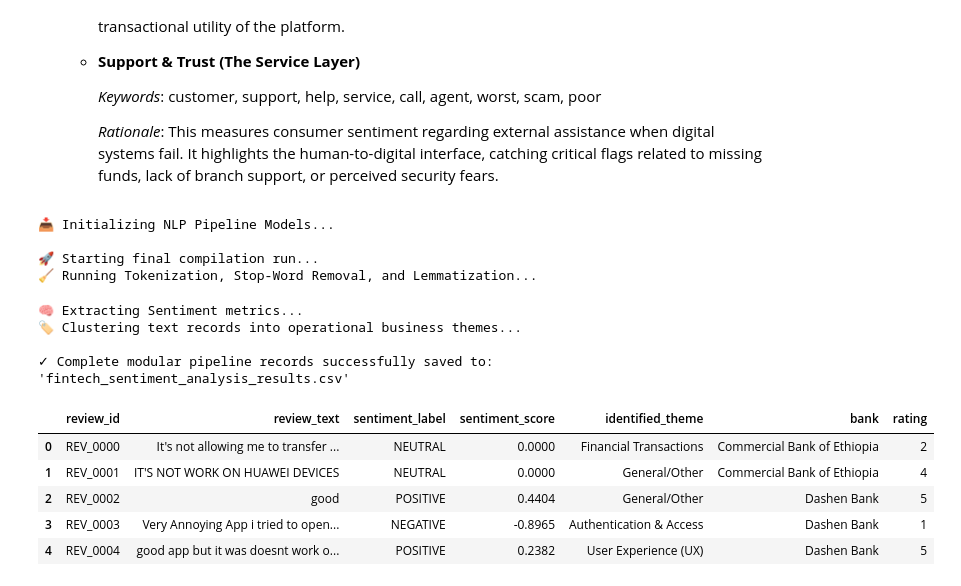
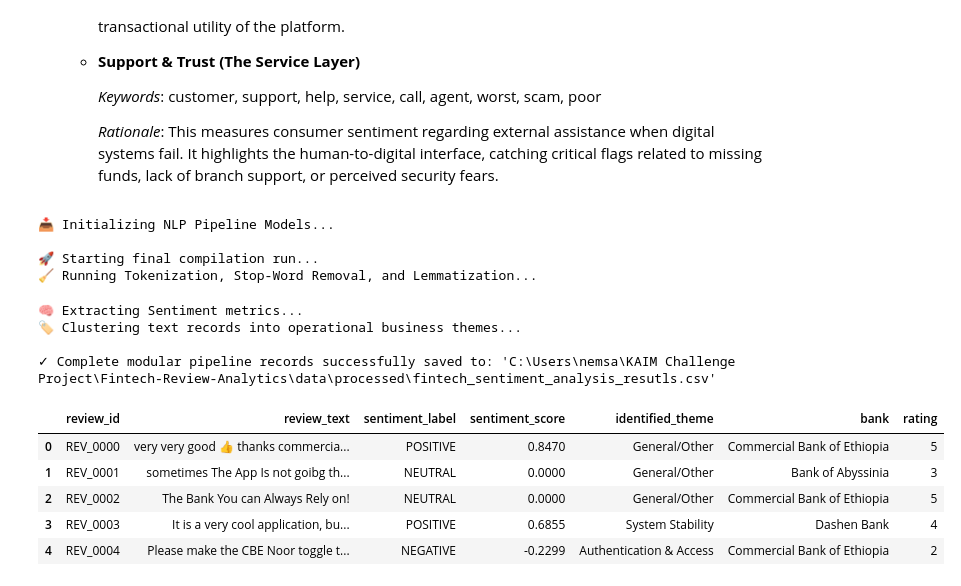
Before and after one commit to Elsh41/Fintech-Review-Analytics, a Jupyter notebook: notebooks/Sentiment_and_Thematic_Analysis.ipynb, the cells around one changed output. Saved outputs shown, nothing was run; the diff lists cells and outputs as text; code cells hidden in the pictures.

```diff
--- a/notebooks/Sentiment_and_Thematic_Analysis.ipynb
+++ b/notebooks/Sentiment_and_Thematic_Analysis.ipynb
@@ -15,12 +15,12 @@ os.environ["HF_HUB_DISABLE_SYMLINKS_WARNING"] = "1"
 # Load the copy of the clean, processed data directly from project folder
 
 # 1. Define the path to the processed data file
-processed_data_path = r'C:\Users\nemsa\KAIM Challenge Project\Fintech-Review-Analytics\data\processed\combined_bank_reviews_raw.csv'
+processed_data_path = r'C:\Users\nemsa\KAIM Challenge Project\Fintech-Review-Analytics\data\processed\combined_bank_reviews_cleaned.csv'
 
 # 2. Read the file into memory and immediately make an isolated copy
 if os.path.exists(processed_data_path):
     df_raw = pd.read_csv(processed_data_path)
-    df_clean = df_raw.copy()  # Safe copy for sentiment analysi
+    df_clean = df_raw.copy()  # Safe copy for sentiment analysis
     print(f"✅ Successfully loaded {len(df_clean)} reviews from CSV!")
 else:
     print(f"❌ Error: File not found at {processed_data_path}. Please check the path or run your scraping notebook first.")
@@ -570,38 +570,42 @@ def run_final_pipeline(df_input, output_filepath):
     # 4. STRUCTURED DATA EXPORT SECTION
     # ----------------------------------------------------------------------
     # Map internal pipeline dataframe layout directly onto your explicit target schema requirements:
     schema_mapping = {
         'review_id': 'review_id',
         'review': 'review_text',             # Maps raw text over for data traceability
         'sentiment_label': 'sentiment_label',
         'sentiment_score': 'sentiment_score',
         'identified_theme': 'identified_theme',
         'bank': 'bank',                       # Retained for cross-institution aggregation filtration
         'rating': 'rating'                    # Retained for downstream visualization checks
     }
 
     df_final = df_pipeline[list(schema_mapping.keys())].rename(columns=schema_mapping)
 
     # Write to Disk
-    df_final.to_csv(output_filepath, index=False, encoding='utf-8')
-    print(f"\n✓ Complete modular pipeline records successfully saved to: '{output_filepath}'")
+    target_directory = r'C:\Users\nemsa\KAIM Challenge Project\Fintech-Review-Analytics\data\processed'
+    os.makedirs(target_directory, exist_ok=True)
+
+    output_path = os.path.join(target_directory, 'fintech_sentiment_analysis_resutls.csv')
+    df_final.to_csv(output_path, index=False, encoding='utf-8')
+    print(f"\n✓ Complete modular pipeline records successfully saved to: '{output_path}'")
 
     return df_final.head()
 
 # Execute the modular block
 run_final_pipeline(df_clean, 'fintech_sentiment_analysis_results.csv')
 # %% [output]
 📥 Initializing NLP Pipeline Models...
 
 🚀 Starting final compilation run...
 🧹 Running Tokenization, Stop-Word Removal, and Lemmatization...
 🧠 Extracting Sentiment metrics...
 🏷️ Clustering text records into operational business themes...
 
-✓ Complete modular pipeline records successfully saved to: 'fintech_sentiment_analysis_results.csv'
+✓ Complete modular pipeline records successfully saved to: 'C:\Users\nemsa\KAIM Challenge Project\Fintech-Review-Analytics\data\processed\fintech_sentiment_analysis_resutls.csv'
 |  | review_id | review_text | sentiment_label | sentiment_score | identified_theme | bank | rating |
-| 0 | REV_0000 | It's not allowing me to transfer ... | NEUTRAL | 0.0000 | Financial Transactions | Commercial Bank of Ethiopia | 2 |
-| 1 | REV_0001 | IT'S NOT WORK ON HUAWEI DEVICES | NEUTRAL | 0.0000 | General/Other | Commercial Bank of Ethiopia | 4 |
-| 2 | REV_0002 | good | POSITIVE | 0.4404 | General/Other | Dashen Bank | 5 |
-| 3 | REV_0003 | Very Annoying App i tried to open... | NEGATIVE | -0.8965 | Authentication & Access | Dashen Bank | 1 |
-| 4 | REV_0004 | good app but it was doesnt work o... | POSITIVE | 0.2382 | User Experience (UX) | Dashen Bank | 5 |
+| 0 | REV_0000 | very very good 👍 thanks commercia... | POSITIVE | 0.8470 | General/Other | Commercial Bank of Ethiopia | 5 |
+| 1 | REV_0001 | sometimes The App Is not goibg th... | NEUTRAL | 0.0000 | General/Other | Bank of Abyssinia | 3 |
+| 2 | REV_0002 | The Bank You can Always Rely on! | NEUTRAL | 0.0000 | General/Other | Commercial Bank of Ethiopia | 5 |
+| 3 | REV_0003 | It is a very cool application, bu... | POSITIVE | 0.6855 | System Stability | Dashen Bank | 4 |
+| 4 | REV_0004 | Please make the CBE Noor toggle t... | NEGATIVE | -0.2299 | Authentication & Access | Commercial Bank of Ethiopia | 2 |
```
Also changed, not shown: parts of 5 cells of this notebook.
